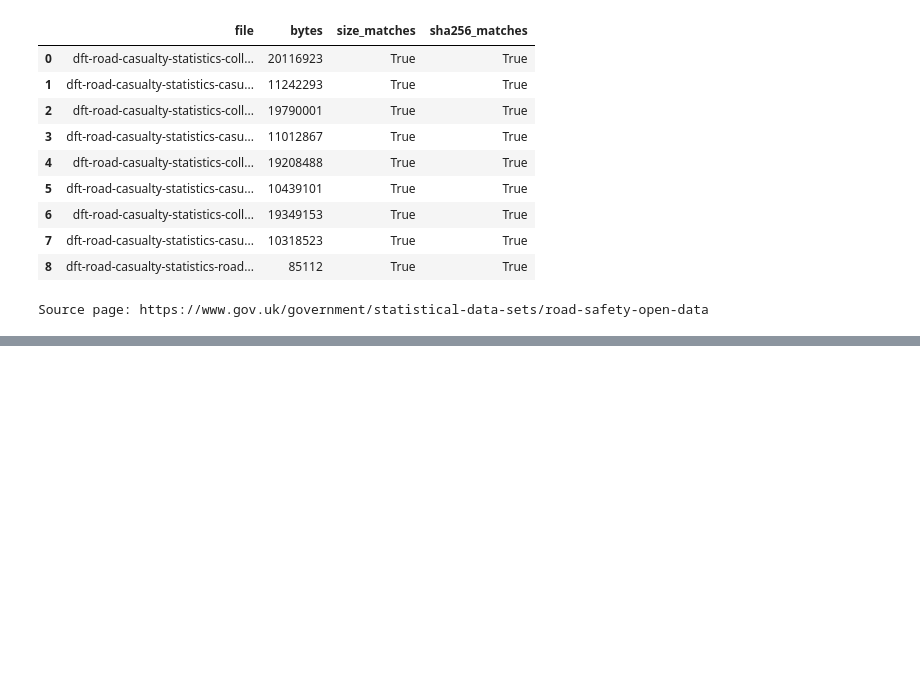
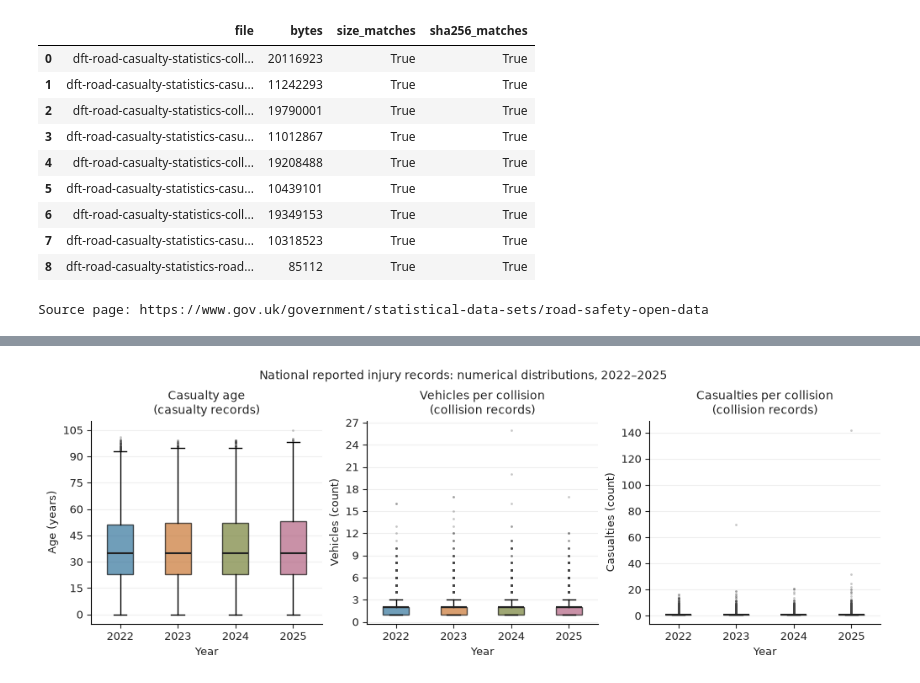
Before and after one commit to chathuranga-sudusinghe/london-pedestrian-collision-analysis, a Jupyter notebook: notebooks/01_data_inspection.ipynb, the cells around one changed output, grey strips where cells are left out. Cells and saved outputs as stored; diff of their text form; code cells hidden in the pictures; blank space fills up the shorter version.

Commit message:
Add data profiling and exploratory visualisations

```diff
--- a/notebooks/01_data_inspection.ipynb
+++ b/notebooks/01_data_inspection.ipynb
@@ -261,0 +592,24 @@ The annual header check in section 1.3 found matching columns within each file t
+# %%
+box_panels = (
+    ("age_of_casualty", "Casualty age\n(casualty records)", "Age (years)"),
+    ("number_of_vehicles", "Vehicles per collision\n(collision records)", "Vehicles (count)"),
+    ("number_of_casualties", "Casualties per collision\n(collision records)", "Casualties (count)"),
+)
+fig, axes = plt.subplots(1, 3, figsize=(10, 3.5), layout="constrained")
+for ax, (field, title, ylabel) in zip(axes, box_panels, strict=True):
+    artists = ax.boxplot(
+        [box_values[field][year] for year in YEARS],
+        tick_labels=[str(year) for year in YEARS], whis=1.5, showfliers=True, patch_artist=True,
+        medianprops={"color": "#222222", "linewidth": 1.5},
+        flierprops={"marker": ".", "markersize": 2, "alpha": 0.3, "markeredgecolor": "#444444"},
+    )
+    for patch, year in zip(artists["boxes"], YEARS, strict=True):
+        patch.set_facecolor(YEAR_COLORS[year])
+        patch.set_alpha(0.65)
+    ax.set(title=title, xlabel="Year", ylabel=ylabel)
+    ax.yaxis.set_major_locator(MaxNLocator(integer=True))
+    ax.grid(axis="y", alpha=0.2)
+fig.suptitle("National reported injury records: numerical distributions, 2022–2025", fontsize=10)
+plt.show()
+# %% [output]
+[figure, added]
```
Also changed, not shown: parts of 22 cells of this notebook, 3 other files.
